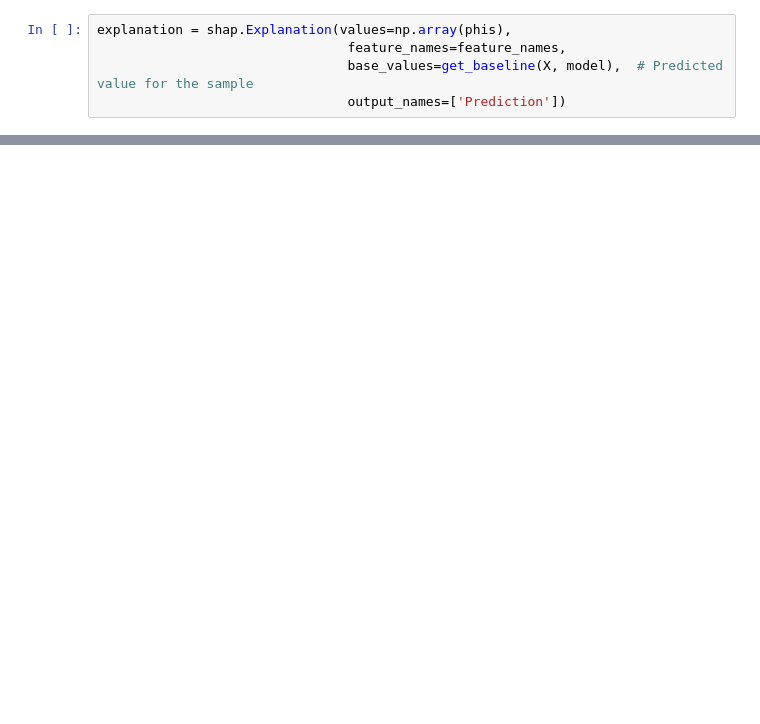
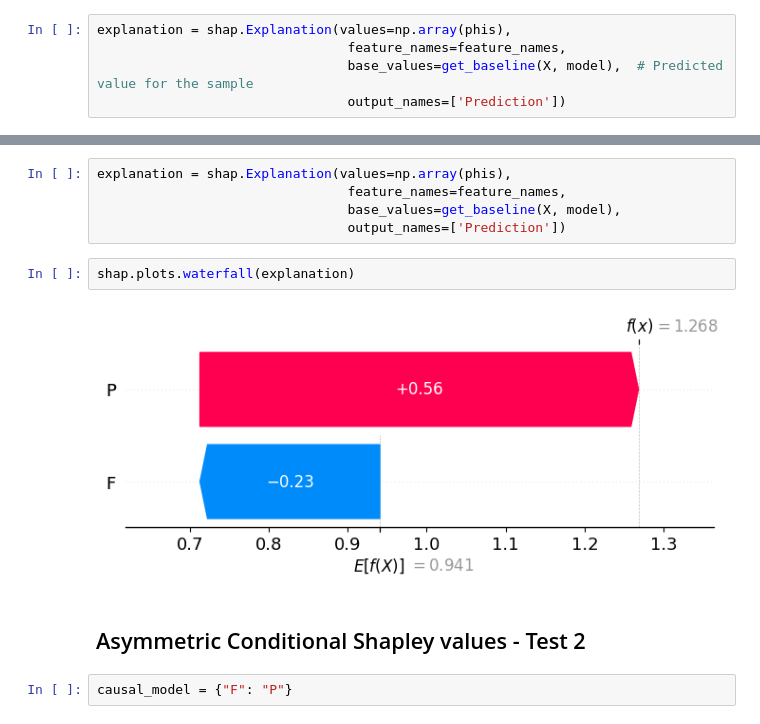
Before and after one commit to causalhypothesis/causal_shap, a Jupyter notebook: conditional_shap.ipynb, the cells around one changed output, grey strips where cells are left out. Drawn from its saved outputs; the diff is of its cells as text; blank space fills up the shorter version.

```diff
--- a/conditional_shap.ipynb
+++ b/conditional_shap.ipynb
@@ -83,0 +79,13 @@ shap.plots.waterfall(explanation)
+# %%
+explanation = shap.Explanation(values=np.array(phis),
+                                feature_names=feature_names,
+                                base_values=get_baseline(X, model),
+                                output_names=['Prediction'])
+# %%
+shap.plots.waterfall(explanation)
+# %% [output]
+[figure, added]
+# %% [markdown]
+## Asymmetric Conditional Shapley values - Test 2
+# %%
+causal_model = {"F": "P"}
```
Also changed, not shown: parts of 10 cells of this notebook, 8 other files.
